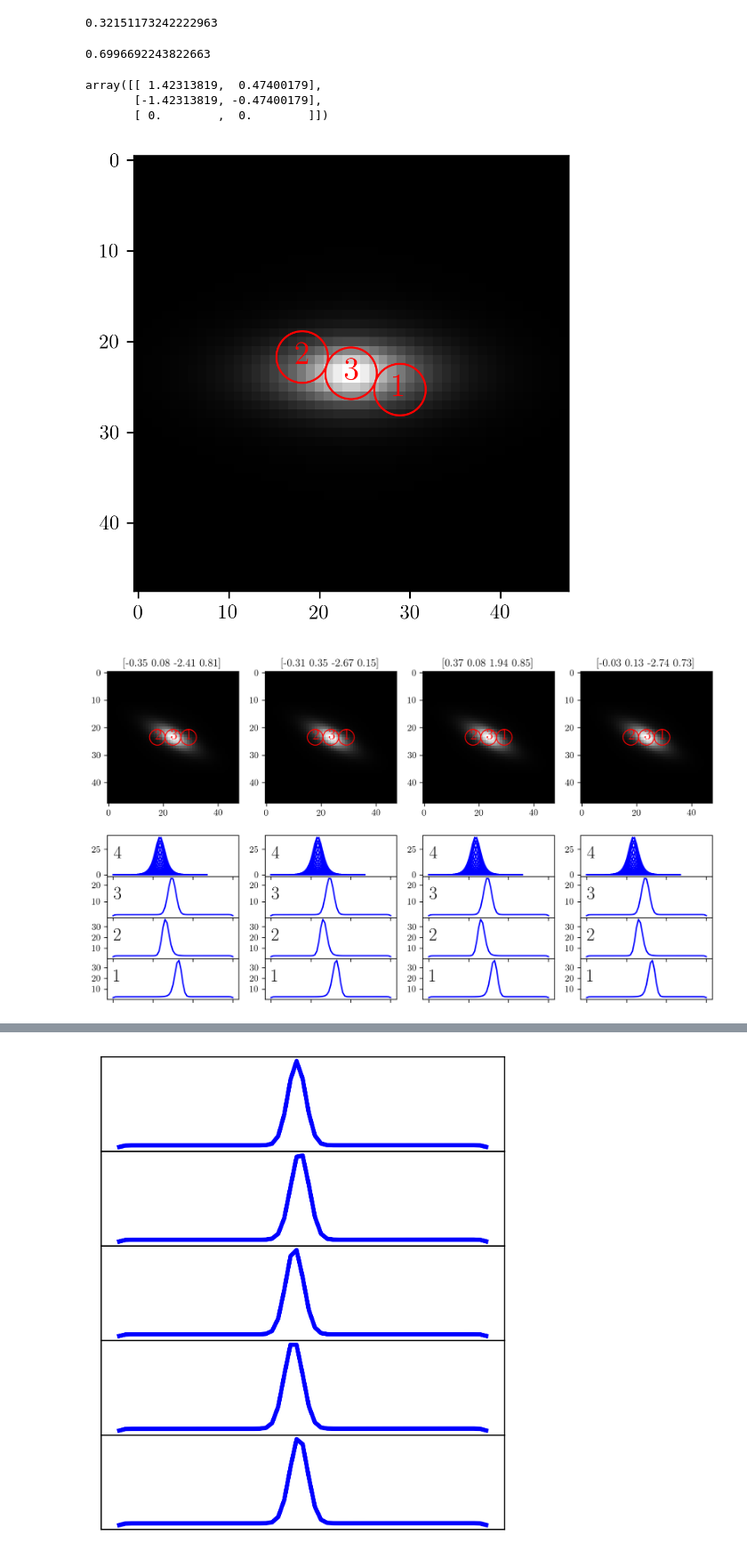
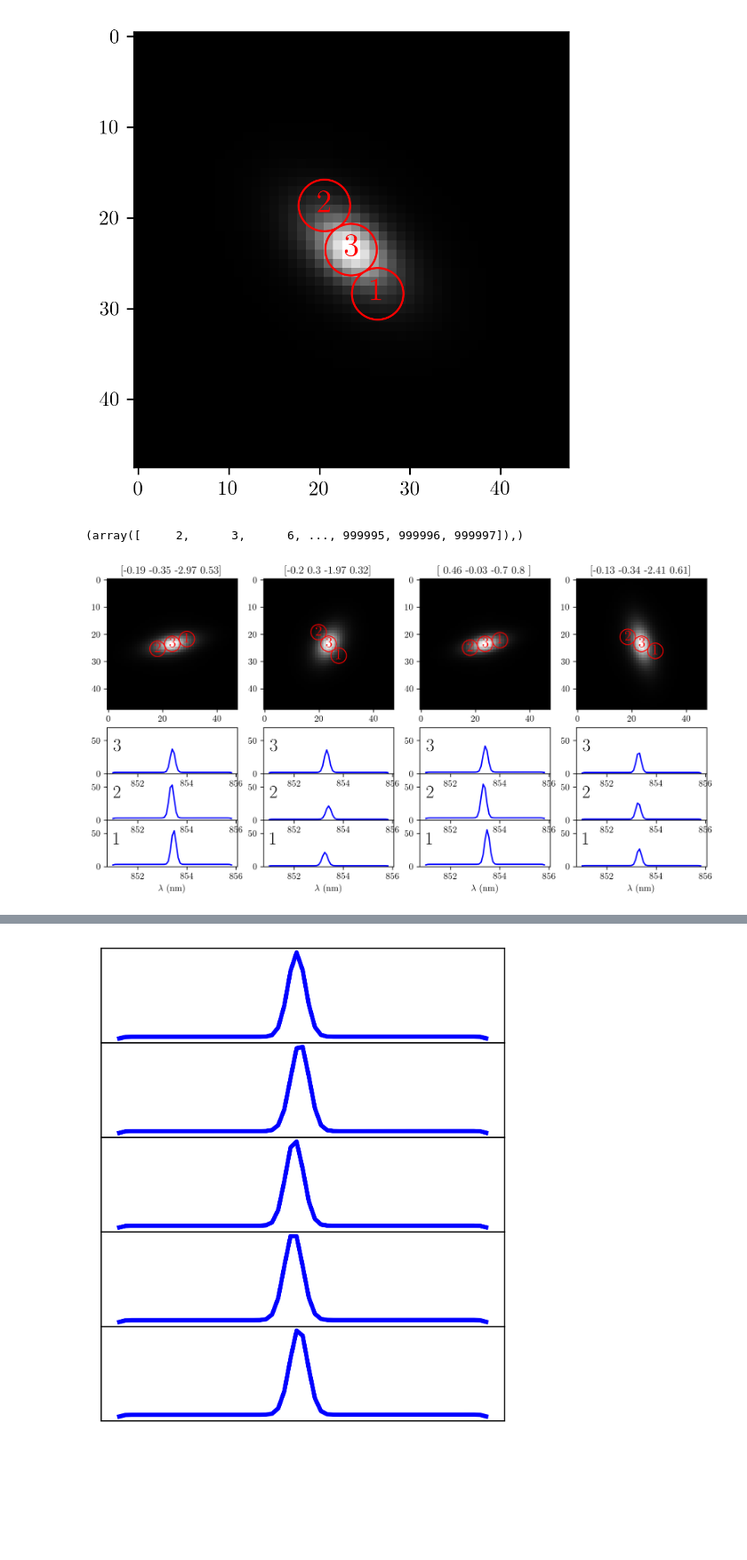
Before and after one commit to KinematicLensing/kl-nn, a Jupyter notebook: data_generate/test_training_data.ipynb, the cells around one changed output, grey strips where cells are left out. Shown at 89% size. Saved outputs shown, nothing was run; the diff lists cells and outputs as text; code cells hidden in the pictures; blank space fills up the shorter version.

```diff
--- a/data_generate/test_training_data.ipynb
+++ b/data_generate/test_training_data.ipynb
@@ -12,13 +12,13 @@ from matplotlib import patches
 
 from scipy.optimize import curve_fit
 # %%
-fits_dir = '/xdisk/timeifler/wxs0703/kl_nn/train_data_massive/'
+fits_dir = '/xdisk/timeifler/wxs0703/kl_nn/train_data_massive/temp_1/'
 samp_dir = '/xdisk/timeifler/wxs0703/kl_nn/samples/samples_massive.csv'
 fig_dir = '/xdisk/timeifler/wxs0703/kl_nn/figures/'
 # %%
 samples = pd.read_csv(samp_dir)
 # %%
-hdu = fits.open(join(fits_dir, 'training_100.fits'))
+hdu = fits.open(join(fits_dir, 'training_0.fits'))
 hdu[1].header
 # %% [output]
 XTENSION= 'IMAGE   '           / Image extension
@@ -101,39 +61,13 @@ print(gt, gx)
-# %%
-tan_theta = np.tan(theta_int)
-theta_shear = np.arctan2(g2+(1.-g1)*tan_theta, (1.+g1)+g2*tan_theta)
-theta_obs = theta_shear
-print(theta_obs)
-# %% [output]
-0.32151173242222963
-# %%
-theta_shear = gx/e_int if sini > 0 else np.pi/4
-theta_obs = theta_int + theta_shear
-print(theta_obs)
-# %% [output]
-0.6996692243822663
-# %%
-offset_int = np.array([[fiber_offset,   fiber_offset],
-                       [fiber_offset,   fiber_offset],
-                       [0,0]])
-angle = np.array([[np.cos(theta_obs), np.sin(theta_obs)],
-                  [np.cos(np.pi+theta_obs), np.sin(np.pi+theta_obs)],
-                  [0, 0]])
-offset = offset_int * angle
-offset
-# %% [output]
-array([[ 1.42313819,  0.47400179],
-       [-1.42313819, -0.47400179],
-       [ 0.        ,  0.        ]])
 # %%
 plt.rcParams.update({"text.usetex": True, "font.family": "serif", "figure.dpi": 300})
 ax = plt.figure().add_subplot()
-hdu = fits.open(join(fits_dir, f'training_{0}.fits'))
-params = np.round(np.array(samples.iloc[i]), 2)
+hdu = fits.open(join(fits_dir, f'testing_{40002}.fits'))
+params = np.round(np.array(samples.iloc[0]), 2)
 image_data = hdu[11].data
 ax.imshow(image_data, cmap='gray')
 
 for j in range(3):
-    x, y = tuple(offset[j])
+    x, y = hdu[j*2+1].header['FIBERDX'], hdu[j*2+1].header['FIBERDY']
     x = x/pixscale + 23.5
     y = y/pixscale + 23.5
     offsetpos = (x,y)
@@ -143,50 +77,63 @@ for j in range(3):
 
 plt.show()
 # %% [output]
-[figure, old version]
+[figure, new version]
+# %%
+hi_vcirc_whr = np.where(samples.iloc[:, 6] > 300)
+samples_hi_vcirc = samples.iloc[hi_vcirc_whr]
+# %%
+hi_vcirc_whr
+# %% [output]
+(array([     2,      3,      6, ..., 999995, 999996, 999997]),)
 # %%
 plt.rcParams.update({"text.usetex": True, "font.family": "serif", "figure.dpi": 300})
-fig = plt.figure(figsize=(12, 7))
+fig = plt.figure(figsize=(12, 6))
 gs = fig.add_gridspec(2, 4, wspace=0.2, hspace=0.1)
+lamb = np.linspace(851, 855.81, 61)
 
 
 for i, grid in enumerate(gs):
     if i < 4:
+        img = hi_vcirc_whr[0][i]
         ax = plt.subplot(grid)
-        hdu = fits.open(join(fits_dir, f'training_{1}.fits'))
+        hdu = fits.open(join(fits_dir, f'training_{img}.fits'))
         params = np.round(np.array(samples.iloc[i]), 2)
         image_data = hdu[11].data
         ax.imshow(image_data, cmap='gray')
 
         for j in range(3):
-            x, y = tuple(offset[j])
+            x, y = hdu[j*2+1].header['FIBERDX'], hdu[j*2+1].header['FIBERDY']
             x = x/pixscale + 23.5
             y = y/pixscale + 23.5
             offsetpos = (x,y)
             fiber = patches.Circle(offsetpos, 0.75/pixscale, color='red', fill=False)
             ax.add_patch(fiber)
-            ax.text(x-0.75, y+0.75, f'{j+1}', fontsize=16, color='red')
+            ax.text(x-1, y+1.25, f'{j+1}', fontsize=16, color='red')
         ax.set_title(f'{params[1:5]}')
 
     else:
         i -= 4
-        hdu = fits.open(join(fits_dir, f'training_{1}.fits'))
+        img = hi_vcirc_whr[0][i]
+        hdu = fits.open(join(fits_dir, f'training_{img}.fits'))
         spec_data = hdu[1].data
         ax = plt.subplot(grid)
         plt.sca(ax)
-        ax.plot(spec_data, color='blue')
+        ax.plot(lamb, spec_data, color='blue')
         ax.text(0.05, 0.75, '1', horizontalalignment='left', verticalalignment='top', transform = ax.transAxes, fontsize=20)
+        ax.set_ylim(0, 70)
+        ax.set_xlabel(r'$\lambda$ (nm)')
         divider = make_axes_locatable(ax)
 
-        for j in range(3):
+        for j in range(2):
             index = 2*(j+1)+1
             spec_data = hdu[index].data
             ax1 = divider.append_axes("top", size="100%", pad=0, sharex=ax)
-            ax1.plot(spec_data, color='blue')
+            ax1.plot(lamb, spec_data, color='blue')
             ax1.text(0.05, 0.75, f'{j+2}', horizontalalignment='left', verticalalignment='top', transform = ax1.transAxes, fontsize=20)
-            ax1.set_xticklabels([])
+            #ax1.set_xticklabels([])
+            ax1.set_ylim(0, 70)
 
 plt.savefig(join(fig_dir, 'training_data_img_samples.jpg'), dpi=300)
 plt.show()
 # %% [output]
-[figure, old version]
+[figure, new version]
```
Also changed, not shown: parts of 12 cells of this notebook, 13 other files.
